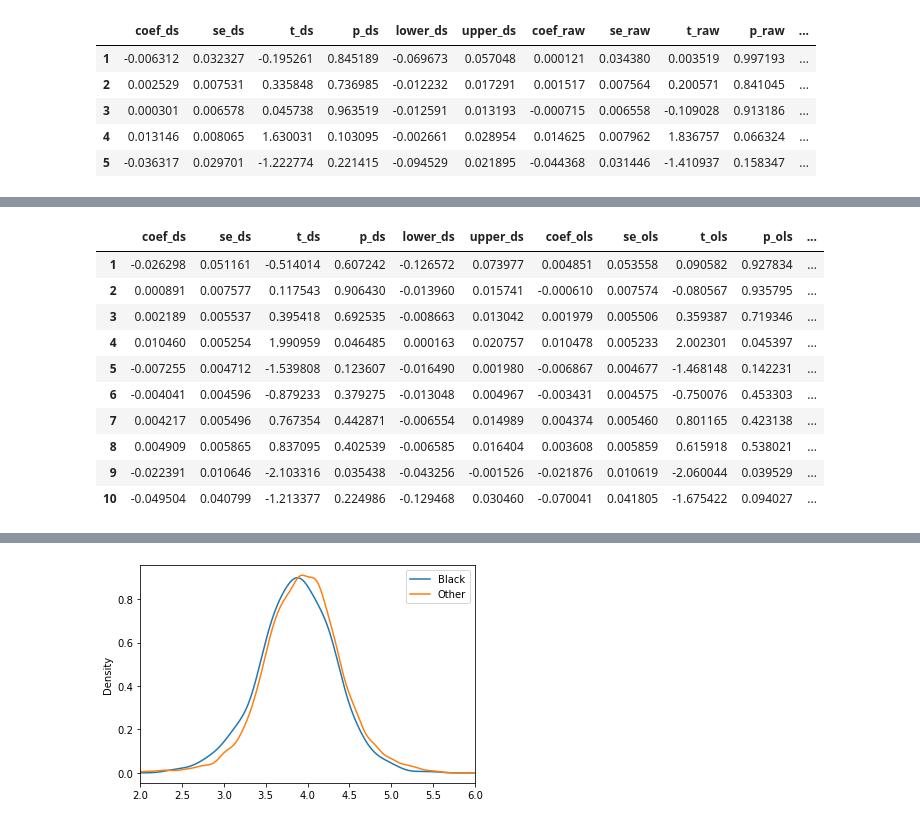
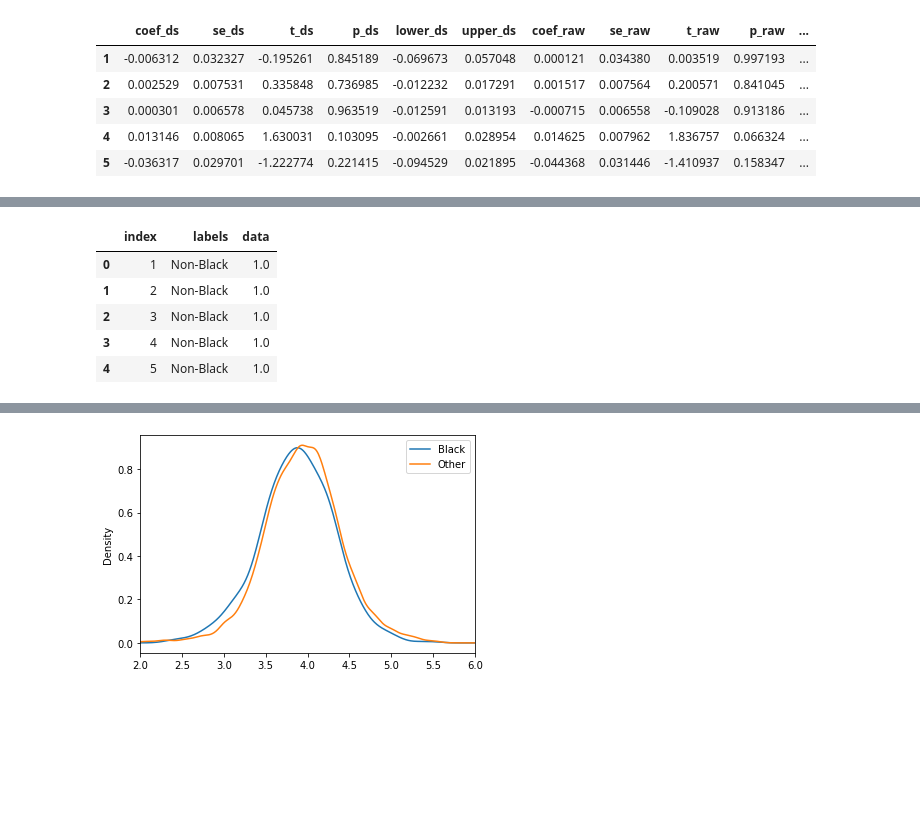
Before and after one commit to whoisnnamdi/black-dev-2020, a Jupyter notebook: code/pay.ipynb, the cells around one changed output, grey strips where cells are left out. Saved outputs shown, nothing was run; the diff lists cells and outputs as text; code cells hidden in the pictures; blank space fills up the shorter version.

```diff
--- a/code/pay.ipynb
+++ b/code/pay.ipynb
@@ -193,0 +202,9 @@ results_q_plot
+# %%
+pd.DataFrame({"index": range(1, quantiles+1), "labels": "Non-Black", "data": 1.0})
+# %% [output]
+|  | index | labels | data |
+| 0 | 1 | Non-Black | 1.0 |
+| 1 | 2 | Non-Black | 1.0 |
+| 2 | 3 | Non-Black | 1.0 |
+| 3 | 4 | Non-Black | 1.0 |
+| 4 | 5 | Non-Black | 1.0 |
@@ -268,16 +294,2 @@ alt.layer(points, text, error_bars, lower, upper, data=results_q_plot).facet(
 # %% [output]
 [interactive output not drawn]
-# %%
-results_q
-# %% [output]
-|  | coef_ds | se_ds | t_ds | p_ds | lower_ds | upper_ds | coef_ols | se_ols | t_ols | p_ols | ... |
-| 1 | -0.026298 | 0.051161 | -0.514014 | 0.607242 | -0.126572 | 0.073977 | 0.004851 | 0.053558 | 0.090582 | 0.927834 | ... |
-| 2 | 0.000891 | 0.007577 | 0.117543 | 0.906430 | -0.013960 | 0.015741 | -0.000610 | 0.007574 | -0.080567 | 0.935795 | ... |
-| 3 | 0.002189 | 0.005537 | 0.395418 | 0.692535 | -0.008663 | 0.013042 | 0.001979 | 0.005506 | 0.359387 | 0.719346 | ... |
-| 4 | 0.010460 | 0.005254 | 1.990959 | 0.046485 | 0.000163 | 0.020757 | 0.010478 | 0.005233 | 2.002301 | 0.045397 | ... |
-| 5 | -0.007255 | 0.004712 | -1.539808 | 0.123607 | -0.016490 | 0.001980 | -0.006867 | 0.004677 | -1.468148 | 0.142231 | ... |
-| 6 | -0.004041 | 0.004596 | -0.879233 | 0.379275 | -0.013048 | 0.004967 | -0.003431 | 0.004575 | -0.750076 | 0.453303 | ... |
-| 7 | 0.004217 | 0.005496 | 0.767354 | 0.442871 | -0.006554 | 0.014989 | 0.004374 | 0.005460 | 0.801165 | 0.423138 | ... |
-| 8 | 0.004909 | 0.005865 | 0.837095 | 0.402539 | -0.006585 | 0.016404 | 0.003608 | 0.005859 | 0.615918 | 0.538021 | ... |
-| 9 | -0.022391 | 0.010646 | -2.103316 | 0.035438 | -0.043256 | -0.001526 | -0.021876 | 0.010619 | -2.060044 | 0.039529 | ... |
-| 10 | -0.049504 | 0.040799 | -1.213377 | 0.224986 | -0.129468 | 0.030460 | -0.070041 | 0.041805 | -1.675422 | 0.094027 | ... |
```
Also changed, not shown: parts of 14 cells of this notebook.
